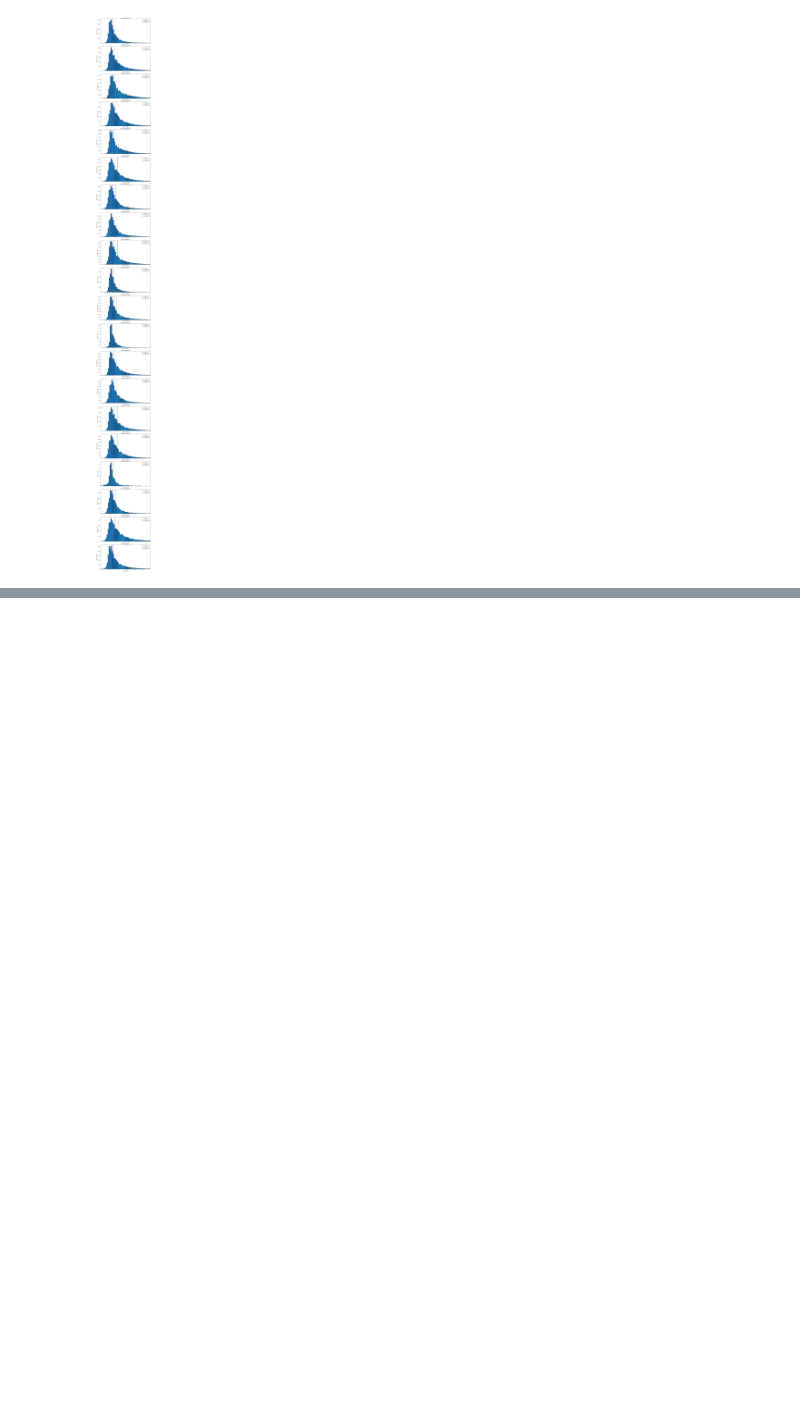
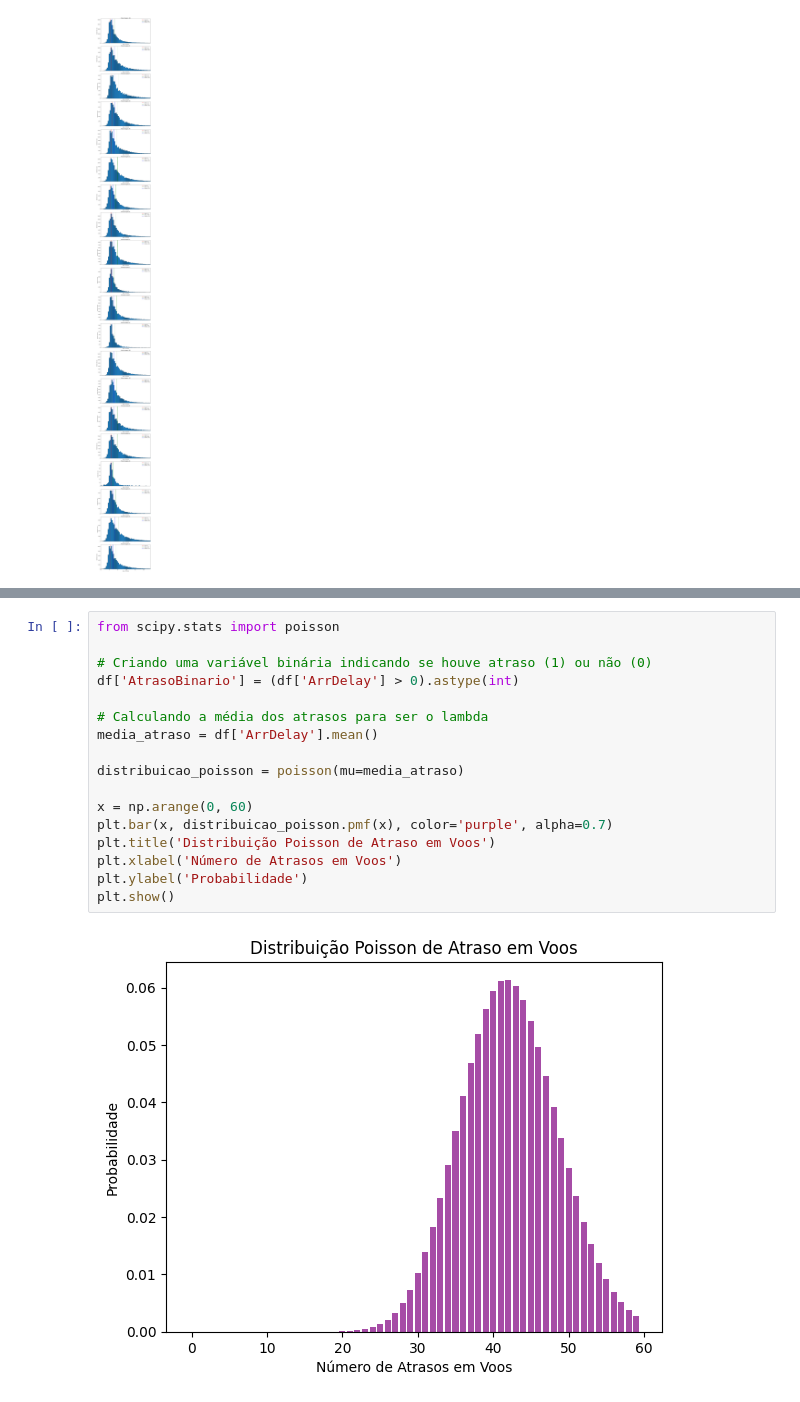
Before and after one commit to ThiagoRochedo/Projeto_Mod05_Ada_VemSerTech, a Jupyter notebook: Projeto.ipynb, the cells around one changed output, grey strips where cells are left out. Saved outputs shown, nothing was run; the diff lists cells and outputs as text; blank space fills up the shorter version.

Commit message:
Poisson

```diff
--- a/Projeto.ipynb
+++ b/Projeto.ipynb
@@ -492,3 +492,22 @@ print("Número de Voos Com Atraso:", contagem_atraso[1])
 [figure]
 Número de Voos Sem Atraso: 213343
 Número de Voos Com Atraso: 1723415
+# %%
+from scipy.stats import poisson
+
+# Criando uma variável binária indicando se houve atraso (1) ou não (0)
+df['AtrasoBinario'] = (df['ArrDelay'] > 0).astype(int)
+
+# Calculando a média dos atrasos para ser o lambda
+media_atraso = df['ArrDelay'].mean()
+
+distribuicao_poisson = poisson(mu=media_atraso)
+
+x = np.arange(0, 60)
+plt.bar(x, distribuicao_poisson.pmf(x), color='purple', alpha=0.7)
+plt.title('Distribuição Poisson de Atraso em Voos')
+plt.xlabel('Número de Atrasos em Voos')
+plt.ylabel('Probabilidade')
+plt.show()
+# %% [output]
+[figure, added]
```
Also changed, not shown: parts of 1 cell of this notebook.
